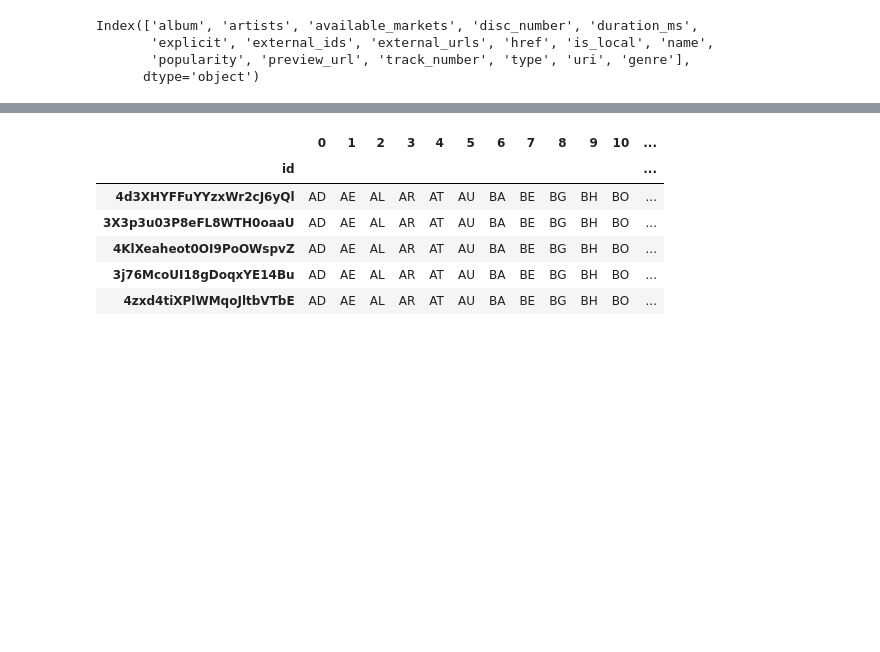
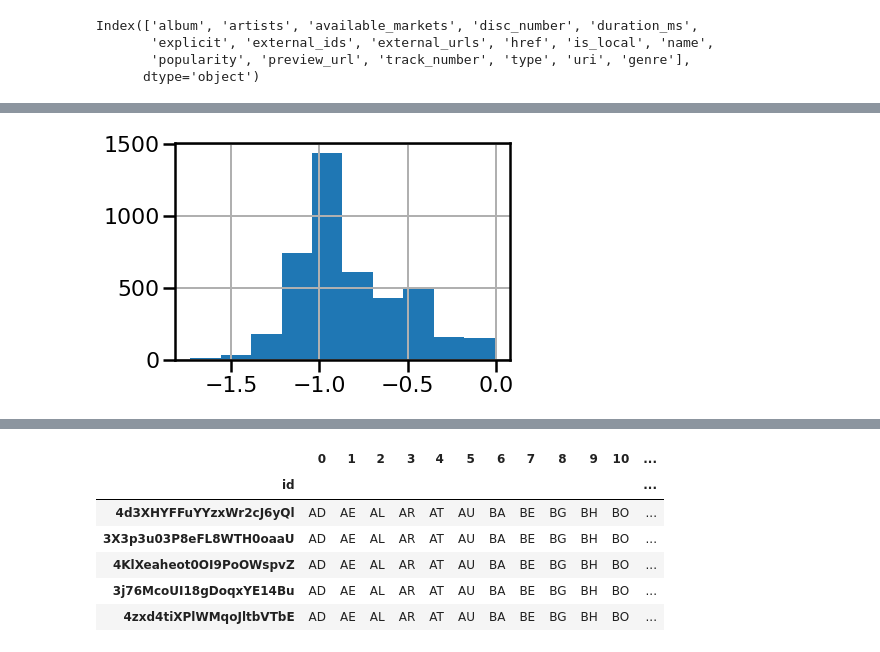
Before and after one commit to tincho-mehaudy/DMCyT, a Jupyter notebook: TP1_Consigna1.ipynb, the cells around one changed output, grey strips where cells are left out. Saved outputs shown, nothing was run; the diff lists cells and outputs as text; code cells hidden in the pictures; blank space fills up the shorter version.

```diff
--- a/TP1_Consigna1.ipynb
+++ b/TP1_Consigna1.ipynb
@@ -171,0 +196,6 @@ See the caveats in the documentation: https://pandas.pydata.org/pandas-docs/stab
+# %%
+df_af['liveness_log']=np.log10(df_af['liveness'])
+df_af['liveness_log'].hist()
+df_af.drop('liveness', inplace=True, axis=1)
+# %% [output]
+[figure, added]
```
Also changed, not shown: parts of 16 cells of this notebook.
